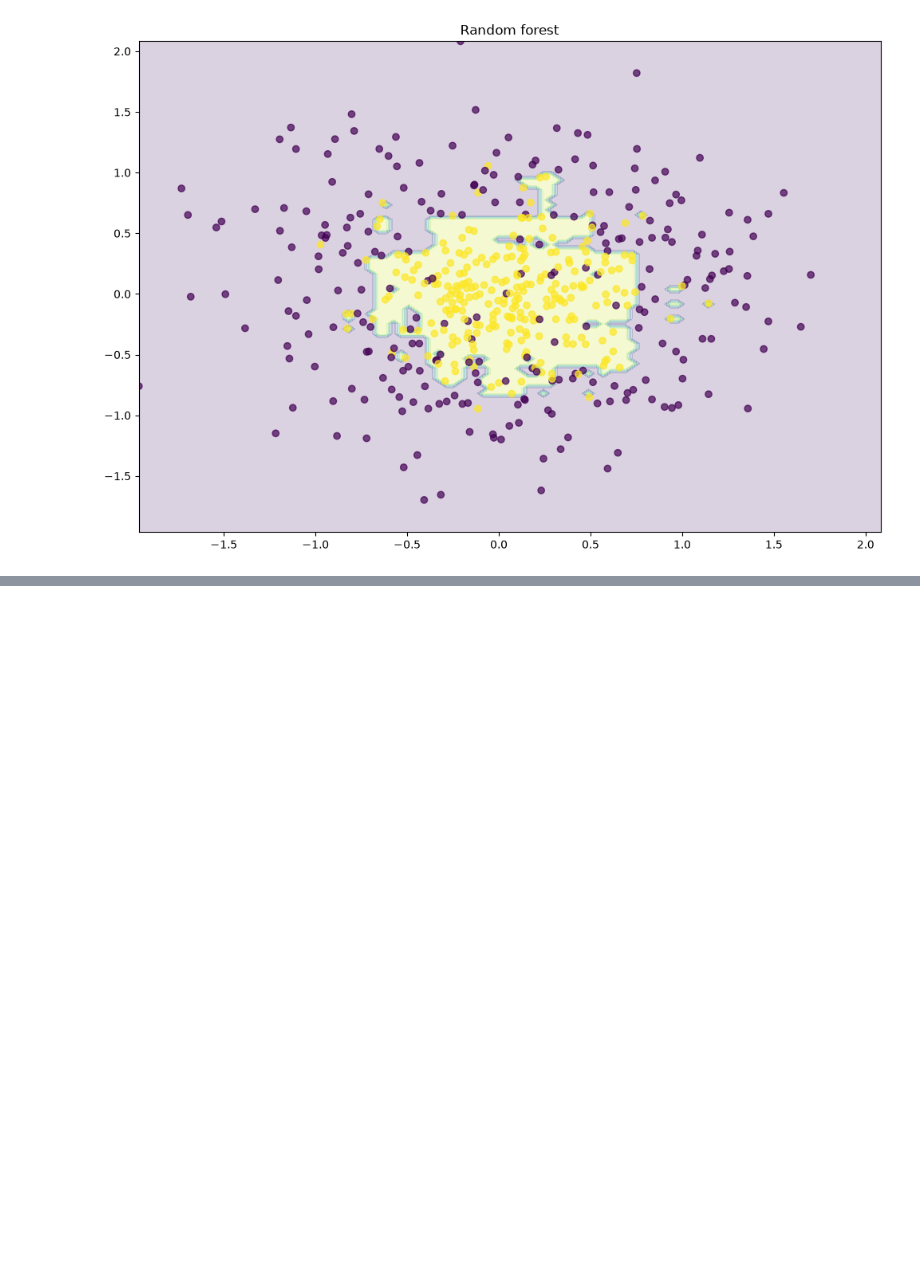
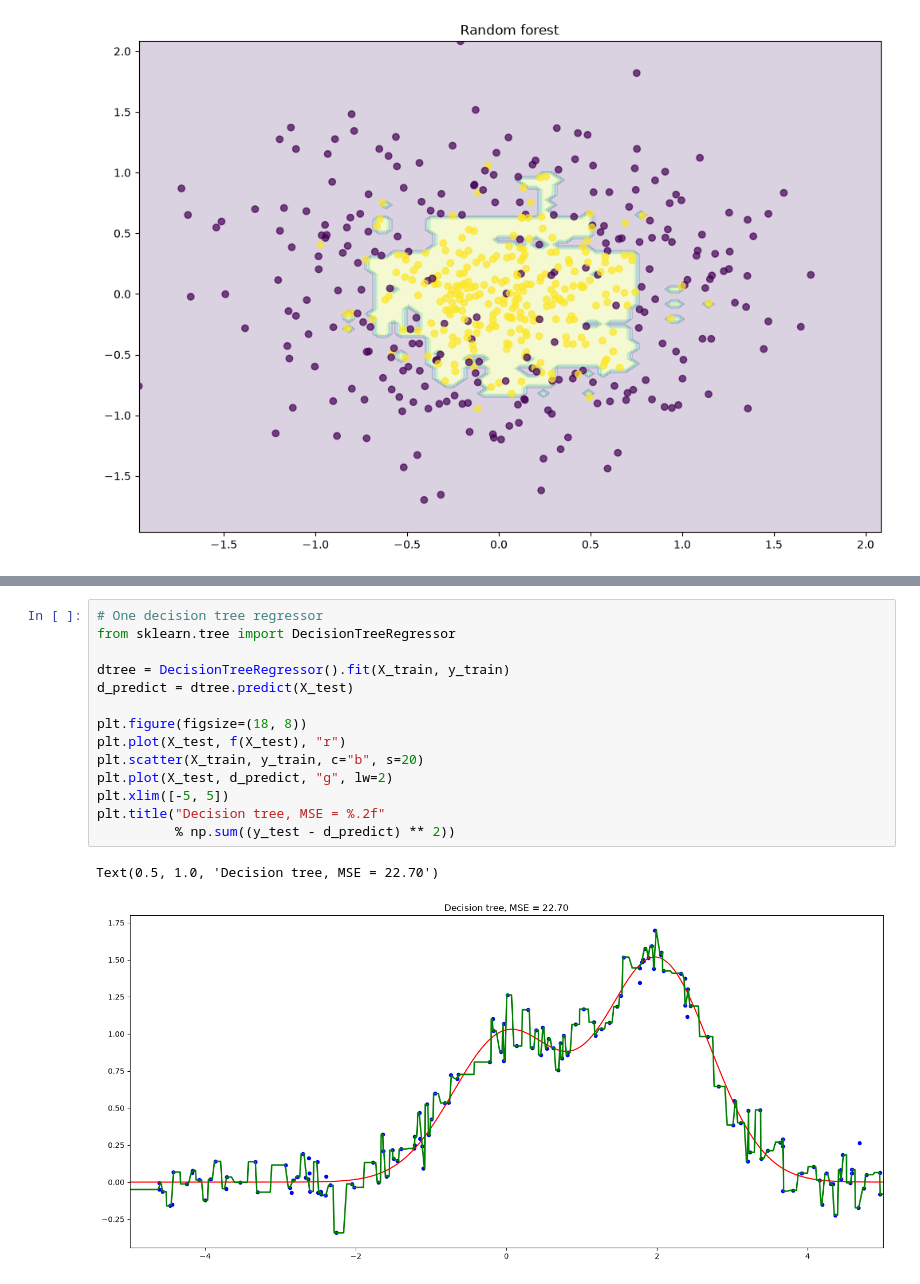
Before and after one commit to Salmankhan0518/Machine-learning-2, a Jupyter notebook: 109- How Random Forest Performs So Well/HowRandomForestPerformsSoWell.ipynb, the cells around one changed output, grey strips where cells are left out. Drawn from its saved outputs; the diff is of its cells as text; blank space fills up the shorter version.

```diff
--- a/109- How Random Forest Performs So Well/HowRandomForestPerformsSoWell.ipynb
+++ b/109- How Random Forest Performs So Well/HowRandomForestPerformsSoWell.ipynb
@@ -48,0 +78,17 @@ plt.show()
+# %%
+# One decision tree regressor
+from sklearn.tree import DecisionTreeRegressor
+
+dtree = DecisionTreeRegressor().fit(X_train, y_train)
+d_predict = dtree.predict(X_test)
+
+plt.figure(figsize=(18, 8))
+plt.plot(X_test, f(X_test), "r")
+plt.scatter(X_train, y_train, c="b", s=20)
+plt.plot(X_test, d_predict, "g", lw=2)
+plt.xlim([-5, 5])
+plt.title("Decision tree, MSE = %.2f"
+          % np.sum((y_test - d_predict) ** 2))
+# %% [output]
+Text(0.5, 1.0, 'Decision tree, MSE = 22.70')
+[figure, added]
```
Also changed, not shown: parts of 3 cells of this notebook, 1 other file.
